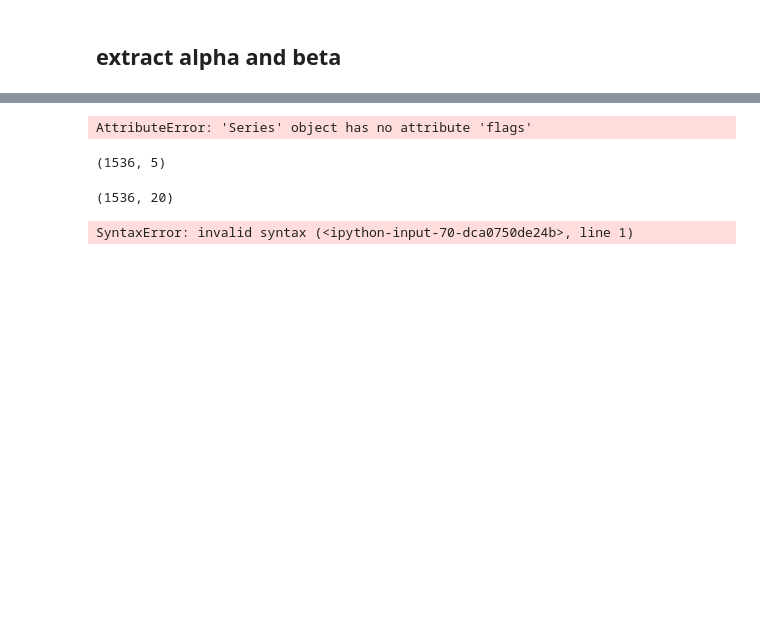
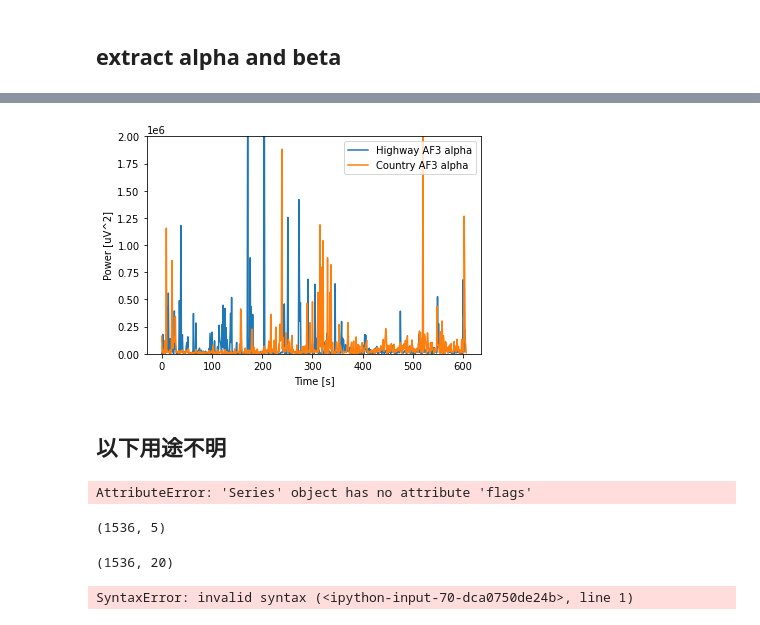
Before and after one commit to tabineko/eeg-analysis, a Jupyter notebook: check_eeg.ipynb, the cells around one changed output, grey strips where cells are left out. Saved outputs shown, nothing was run; the diff lists cells and outputs as text; code cells hidden in the pictures; blank space fills up the shorter version.

```diff
--- a/check_eeg.ipynb
+++ b/check_eeg.ipynb
@@ -130,6 +144,6 @@ Powerspectrum
 直流成分はそのまま，それ以外の成分は2倍して積分
 # %%
-def calculate_powerspectrum(original_signal, fs=128, datalen=1, start=0, period=120, bottom_freq=8, upper_freq=13):
+def calculate_powerspectrum(original_signal, fs=128, datalen=1, start=0, period=None, bottom_freq=8, upper_freq=13):
     '''
     original_signal: ndarray,
     fs: int, sampling frequency
@@ -141,7 +155,8 @@ def calculate_powerspectrum(original_signal, fs=128, datalen=1, start=0, period=
     '''
     window = signal.windows.hann(datalen*fs)
     powerspectrum_list = []
-    period = min(period, len(original_signal)//fs)
+    if (period == None) or (period > len(original_signal)//fs):
+        period = len(original_signal)//fs
     for i in range((period-start) // (datalen)):
         # cutout signal by window
         data = original_signal[fs*i:fs*(i+datalen)]
@@ -149,7 +164,11 @@ def calculate_powerspectrum(original_signal, fs=128, datalen=1, start=0, period=
         fft_data = fft(data*window)
         power_fftdata = abs(fft_data) ** 2 / len(fft_data)
         single_pow = [power_fftdata[0] + 2*power_fftdata[1:len(fft_data//2)]]
-        # print(len(single_pow[0]))
-        powerspectrum_list.append(sum(single_pow[0][len(fft_data)//2+bottom_freq//2:len(fft_data)//2+upper_freq//2]))
+        powerspectrum_list.append(sum(single_pow[0][bottom_freq//2:upper_freq//2]))
 
     return powerspectrum_list
+
+def calculate_powerspectrum_alpha_beta(original_signal, fs=128, datalen=1, start=0, period=None):
+    alpha_spectrum = calculate_powerspectrum(original_signal, fs, datalen, start, period)
+    beta_spectrum = calculate_powerspectrum(original_signal, fs, datalen, start, period, bottom_freq=13, upper_freq=38)
+    return alpha_spectrum, beta_spectrum
@@ -173,3 +188,25 @@ tmp
+# %%
+highway_df = pd.read_csv(path_list[1], header=None, skiprows=[0], names=labels)
+country_df = pd.read_csv(path_list[2], header=None, skiprows=[0], names=labels)
+# %%
+highway_signal = preprocessing_dftoarray(highway_df)
+country_signal = preprocessing_dftoarray(country_df)
+# %%
+highway_alpha, highway_beta = calculate_powerspectrum_alpha_beta(highway_signal[0])
+country_alpha, country_beta = calculate_powerspectrum_alpha_beta(country_signal[0])
+# %%
+plt.plot(highway_alpha)
+plt.plot(country_alpha)
+plt.ylim(0, 2e6)
+# plt.xlim(100, 200)
+plt.xlabel('Time [s]')
+plt.ylabel('Power [uV^2]')
+plt.legend(['Highway AF3 alpha', 'Country AF3 alpha'])
+plt.savefig('../data/sub1_highway_country_alpha.png', format='png', dpi=300)
+# %% [output]
+[figure, added]
+# %% [markdown]
+## 以下用途不明
 # %%
 N = len(eegdata_df['AF3'])
 T = 1.0 / 128
```
Also changed, not shown: parts of 16 cells of this notebook.
